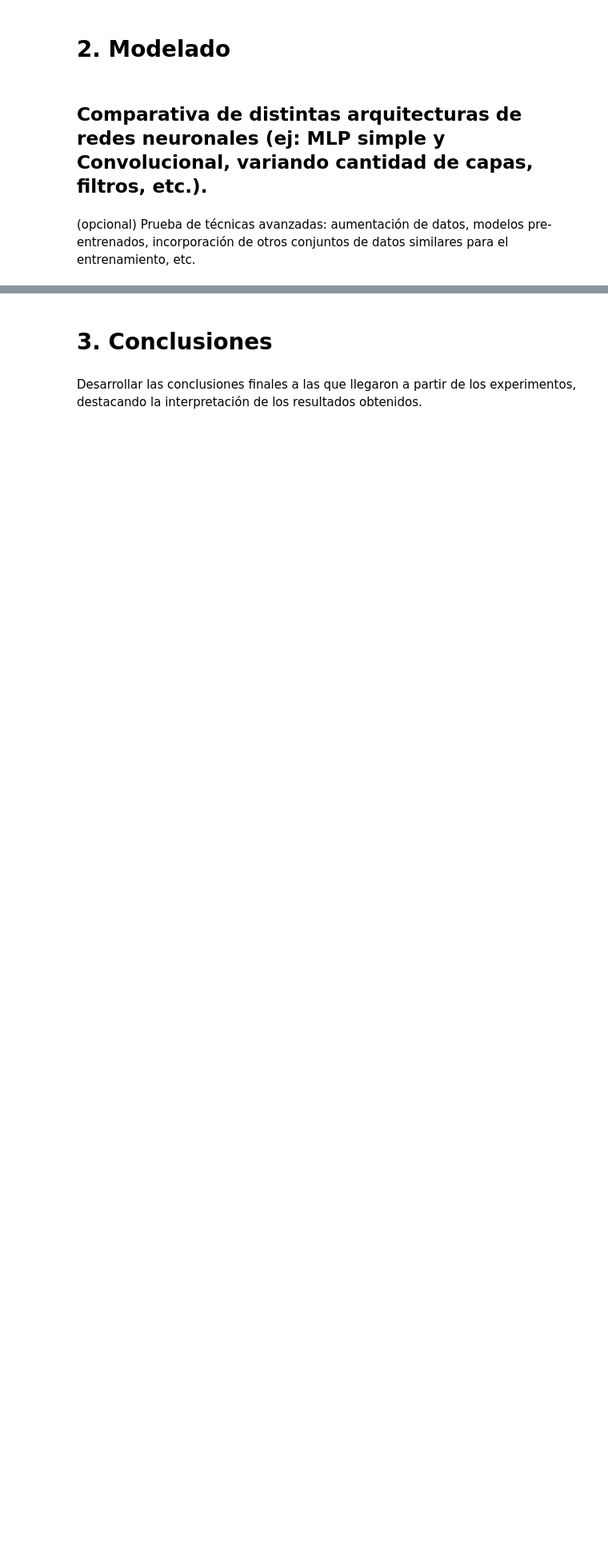
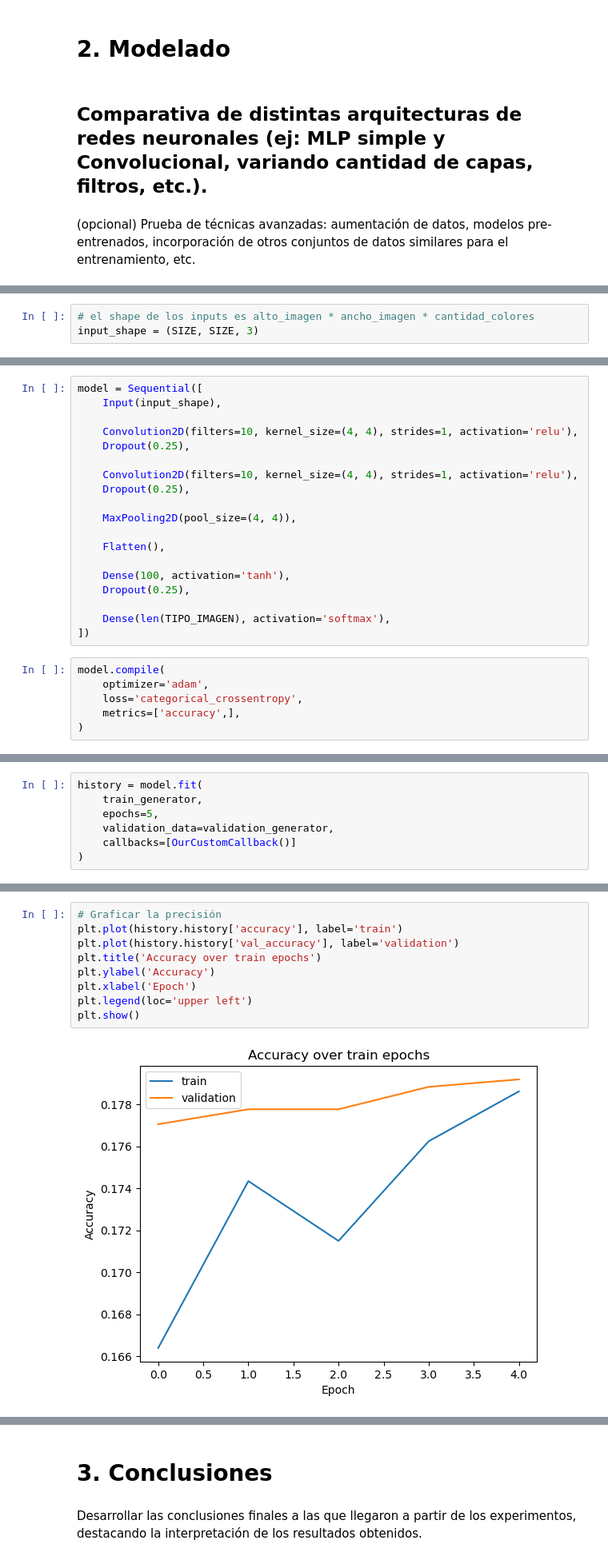
Before and after one commit to juancarignano/tp2_ML, a Jupyter notebook: tp2_places.ipynb, the cells around one changed output, grey strips where cells are left out. Shown at 80% size. Saved outputs shown, nothing was run; the diff lists cells and outputs as text; blank space fills up the shorter version.

```diff
--- a/tp2_places.ipynb
+++ b/tp2_places.ipynb
@@ -159,0 +245,3 @@ plt.show()
+# %%
+# el shape de los inputs es alto_imagen * ancho_imagen * cantidad_colores
+input_shape = (SIZE, SIZE, 3)
@@ -159,0 +348,25 @@ plt.show()
+# %%
+model = Sequential([
+    Input(input_shape),
+
+    Convolution2D(filters=10, kernel_size=(4, 4), strides=1, activation='relu'),
+    Dropout(0.25),
+
+    Convolution2D(filters=10, kernel_size=(4, 4), strides=1, activation='relu'),
+    Dropout(0.25),
+
+    MaxPooling2D(pool_size=(4, 4)),
+
+    Flatten(),
+
+    Dense(100, activation='tanh'),
+    Dropout(0.25),
+
+    Dense(len(TIPO_IMAGEN), activation='softmax'),
+])
+# %%
+model.compile(
+    optimizer='adam',
+    loss='categorical_crossentropy',
+    metrics=['accuracy',],
+)
@@ -159,0 +393,7 @@ plt.show()
+# %%
+history = model.fit(
+    train_generator,
+    epochs=5,
+    validation_data=validation_generator,
+    callbacks=[OurCustomCallback()]
+)
@@ -159,0 +429,11 @@ plt.show()
+# %%
+# Graficar la precisión
+plt.plot(history.history['accuracy'], label='train')
+plt.plot(history.history['val_accuracy'], label='validation')
+plt.title('Accuracy over train epochs')
+plt.ylabel('Accuracy')
+plt.xlabel('Epoch')
+plt.legend(loc='upper left')
+plt.show()
+# %% [output]
+[figure, added]
```
Also changed, not shown: parts of 23 cells of this notebook.
